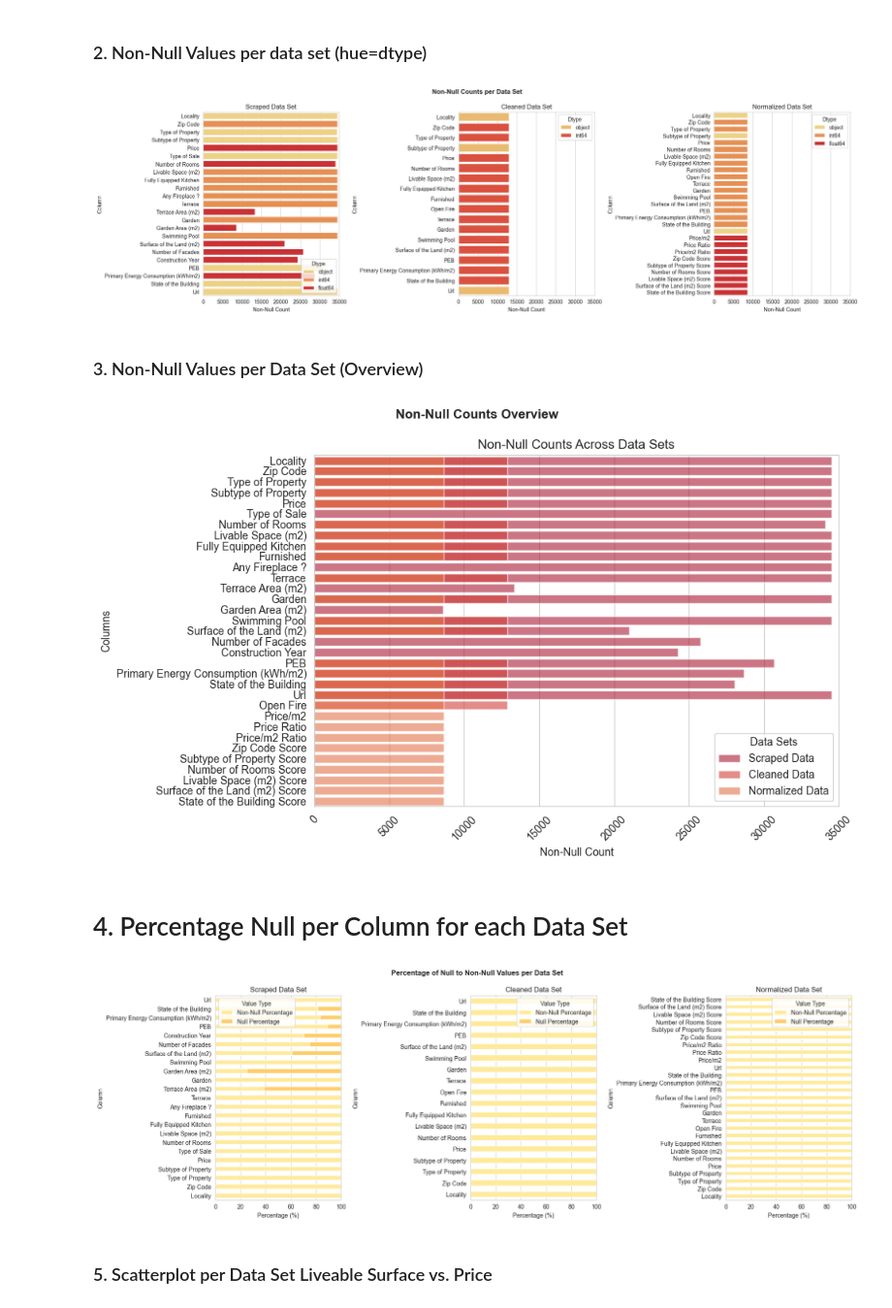
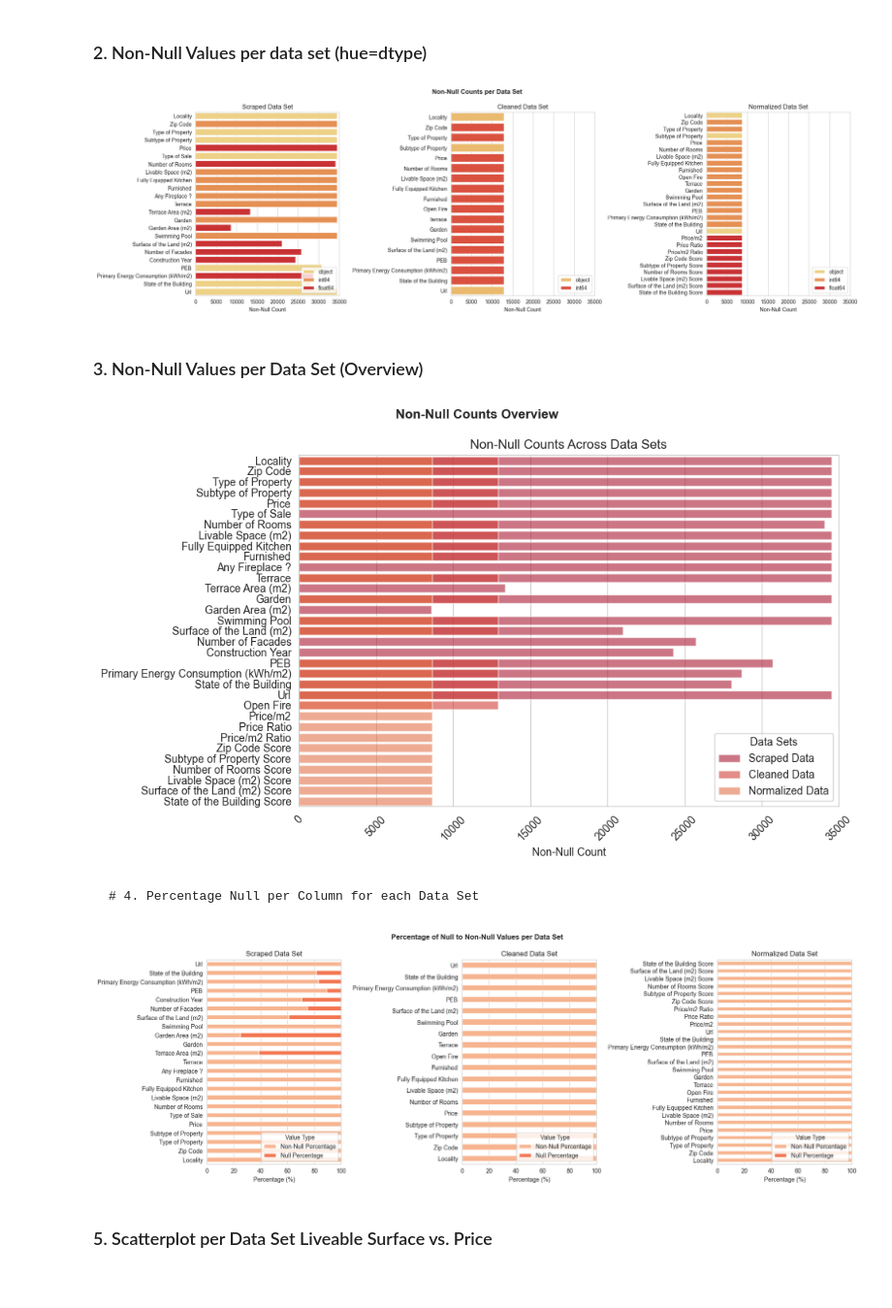
Before and after one commit to Dadelidodu/challenge_immo_analysis, a Jupyter notebook: Notebook Patrycja.ipynb, the cells around one changed output. Shown at 97% size. Cells and saved outputs as stored; diff of their text form; code cells hidden in the pictures; blank space fills up the shorter version.

Commit message:
metadata plots readier

```diff
--- a/Notebook Patrycja.ipynb
+++ b/Notebook Patrycja.ipynb
@@ -38,20 +38,30 @@ shape_info = {
 # %%
 info_df = pd.DataFrame(shape_info)
 sns.set_palette("YlOrRd")
-# Set up the matplotlib figure with subplots (2 side by side)
 fig, axes = plt.subplots(1, 2, figsize=(12, 6))
 plt.suptitle("Rows and Columns Counts per Data Set", fontweight="bold", y=0.99)
+
 # Bar plot for the number of rows
 sns.barplot(x='DataFrame', y='Rows', data=info_df, ax=axes[0])
 axes[0].set_title('Number of Rows in Each DataFrame')
 axes[0].set_ylabel('Count')
 axes[0].set_xlabel('Data Set')
 
+# Add bar labels for rows
+for p in axes[0].patches:
+    axes[0].annotate(f'{int(p.get_height())}', (p.get_x() + p.get_width() / 2., p.get_height()),
+                     ha='center', va='bottom')
+
 # Bar plot for the number of columns
 sns.barplot(x='DataFrame', y='Columns', data=info_df, ax=axes[1])
 axes[1].set_title('Number of Columns in Each DataFrame')
-axes[1].set_ylabel('Count')
+axes[1].set_ylabel('')
 axes[1].set_xlabel('Data Set')
+
+# Add bar labels for columns
+for p in axes[1].patches:
+    axes[1].annotate(f'{int(p.get_height())}', (p.get_x() + p.get_width() / 2., p.get_height()),
+                     ha='center', va='bottom')
 
 # Show grid for both plots
 for ax in axes:
@@ -78,15 +88,16 @@ for ax, (df_name, info) in zip(axes, dfs_info):
     sns.barplot(x='Non-Null Count', y='Column', data=info, ax=ax, palette='YlOrRd', hue = "Dtype")
     ax.set_title(f'{df_name} Data Set')
     ax.set_xlabel('Non-Null Count')
-    ax.set_ylabel('Column')
+    ax.set_ylabel('')
     ax.set_xlim(0, 35000)  # Set the x-axis limit to 35,000
+    ax.legend(loc="lower right")
 plt.subplots_adjust(left=0.15, right=0.85, top=0.9, bottom=0.2, hspace=0.3)
 
 plt.tight_layout()
 plt.savefig('Plots/2. non_null_counts_dtypes.png', format='png', dpi=300)  # Save as PNG with 300 DPI
 plt.show()
 # %% [output]
-[figure, old version]
+[figure, new version]
 # %% [markdown]
 ### 3. Non-Null Values per Data Set (Overview)
 # %%
@@ -100,55 +111,57 @@ sns.barplot(y='Column', x='Non-Null Count', data=normalized_info, label='Normali
 
 plt.title('Non-Null Counts Across Data Sets')
 plt.xlabel('Non-Null Count')
-plt.ylabel('Columns')
+plt.ylabel('')
 plt.xlim(0, 35000)  # Adjust xlim for aesthetics
 plt.xticks(rotation=45)
-plt.legend(title='Data Sets')
+plt.legend(title='Data Sets', loc="lower right")
 
 # Set maximum limit for the x-axis
 plt.xlim(0, 35000)
 plt.tight_layout()
 plt.savefig('Plots/3. non_null_counts.png', format='png', dpi=300)  # Save as PNG with 300 DPI
 # %% [output]
-[figure, old version]
+[figure, new version]
 # %% [markdown]
-# 4. Percentage Null per Column for each Data Set
+    # 4. Percentage Null per Column for each Data Set
 # %%
 # Function to calculate percentages and prepare data for plotting
 def prepare_percentage_data(info, total_rows):
     info['Null Count'] = total_rows - info['Non-Null Count']
     info['Non-Null Percentage'] = (info['Non-Null Count'] / total_rows) * 100
     info['Null Percentage'] = (info['Null Count'] / total_rows) * 100
     return info[['Column', 'Non-Null Percentage', 'Null Percentage']]
 
 # Total rows for each DataFrame
 total_scraped = scraped_df.shape[0]
 total_cleaned = cleaned_df.shape[0]
 total_normalized = normalized_df.shape[0]
 
 # Prepare the data for each DataFrame
 scraped_percentages = prepare_percentage_data(scraped_info, total_scraped)
 cleaned_percentages = prepare_percentage_data(cleaned_info, total_cleaned)
 normalized_percentages = prepare_percentage_data(normalized_info, total_normalized)
 
 fig, axes = plt.subplots(nrows=1, ncols=3, figsize=(18, 6))
 plt.suptitle("Percentage of Null to Non-Null Values per Data Set", y=0.99, fontweight="bold")
 
-sns.set_palette("YlOrRd")
+sns.set_palette("rocket_r")
 # Create the horizontal stacked bar charts for each DataFrame
 for ax, percentages, label in zip(axes, [scraped_percentages, cleaned_percentages, normalized_percentages],
                                   ['Scraped', 'Cleaned', 'Normalized']):
     percentages.set_index('Column')[['Non-Null Percentage', 'Null Percentage']].plot(kind='barh', stacked=True, ax=ax)
     ax.set_title(f'{label} Data Set')
     ax.set_xlabel('Percentage (%)')
+    ax.set_ylabel('')
     ax.set_xlim(0, 100)  # Set x-limit from 0 to 100
-    ax.legend(title='Value Type')
+    ax.legend(title='Value Type', loc="lower right")
+plt.subplots_adjust(left=0.15, right=0.85, top=0.9, bottom=0.2, hspace=0.3)
 
 plt.savefig("Plots/4. Percentage Null to Non-Null.png", format='png', dpi=300)
 plt.tight_layout()
 plt.show()
 # %% [output]
-[figure, old version]
+[figure, new version]
 # %% [markdown]
 ### 5. Scatterplot per Data Set Liveable Surface vs. Price
 # %%
```
Also changed, not shown: parts of 2 cells of this notebook, 7 other files.
